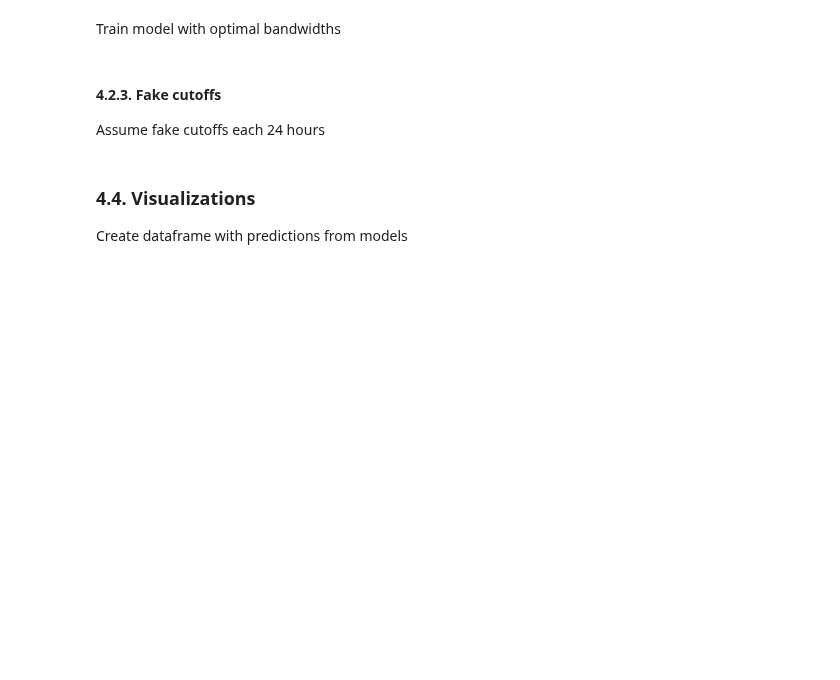
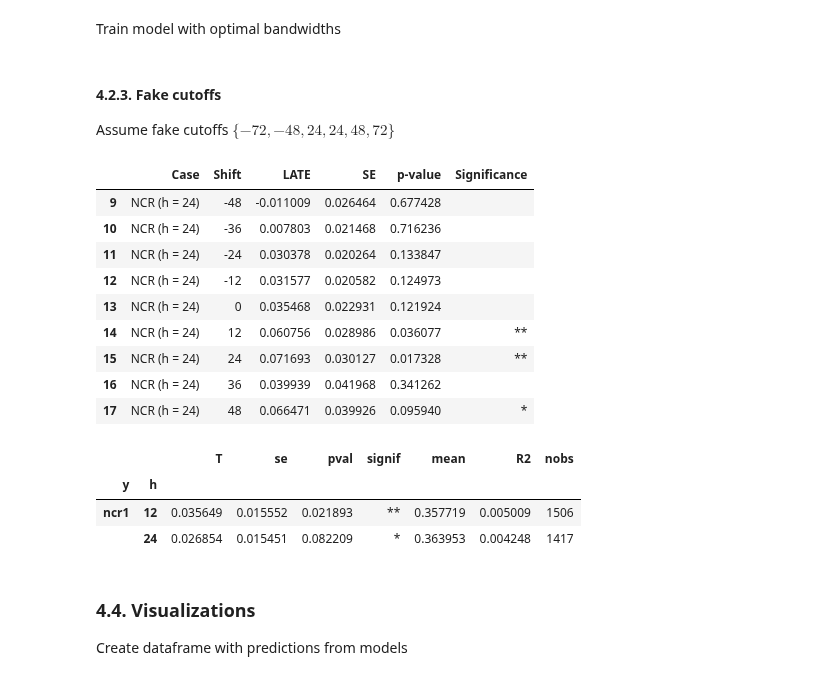
Before and after one commit to ArturoSbr/youtube-dislike-count, a Jupyter notebook: cod/02_analysis/01_analysis.ipynb, the cells around one changed output. Drawn from its saved outputs; the diff is of its cells as text; code cells hidden in the pictures; blank space fills up the shorter version.

Commit message:
Fake cutoffs (must match prev res)

```diff
--- a/cod/02_analysis/01_analysis.ipynb
+++ b/cod/02_analysis/01_analysis.ipynb
@@ -558,24 +523,27 @@ Train model with optimal bandwidths
 # Init list to store models in
 m_opt = []
 
-# Iterate over hours
-for i, hour in enumerate(hours):
+# Iterate over targets
+for opt, target in [(opt_ncr1, 'ncr1'), (opt_ncr2, 'ncr2')]:
 
-    # Optimum bounds
-    lb = opt.iloc[i, 0].item()
-    ub = opt.iloc[i, 1].item()
+    # Iterate over hours
+    for i, hour in enumerate(hours):
 
-    # Mask
-    mask = donuts[hour] & df['r'].between(lb, ub)
+        # Optimum bounds
+        lb = opt.iloc[i, 0].item()
+        ub = opt.iloc[i, 1].item()
 
-    # Fit models
-    m = sm.OLS.from_formula(
-        formula=f'ncr1Post{hour} ~ treat + r + rTreat',
-        data=df[mask]
-    ).fit(cov_type='HC0')
+        # Mask
+        mask = donuts[hour] & df['r'].between(lb, ub)
 
-    # Append model to list
-    m_opt.append(m)
+        # Fit models
+        m = sm.OLS.from_formula(
+            formula=f'{target}Post{hour} ~ treat + r + rTreat',
+            data=df[mask]
+        ).fit(cov_type='HC0')
+
+        # Append model to list
+        m_opt.append(m)
 # %%
 # Init list
 d = []
@@ -605,7 +573,5 @@ d = pd.DataFrame(data=d, columns=['T', 'se', 'pval', 'signif', 'mean', 'R2', 'no
 d.round(3)
 # %% [markdown]
 #### 4.2.3. Fake cutoffs
-Assume fake cutoffs each 24 hours
+
+Assume fake cutoffs $\{-72, -48, 24, 24, 48, 72\}$
-# %%
-for h in hours:
-    df[f'rFake{h}'] = df['r'] - (h * 60**2)
@@ -612,3 +639,23 @@ for h in hours:
+# %%
+s[s['Case'].eq('NCR (h = 24)')]
+# %% [output]
+|  | Case | Shift | LATE | SE | p-value | Significance |
+| 9 | NCR (h = 24) | -48 | -0.011009 | 0.026464 | 0.677428 |  |
+| 10 | NCR (h = 24) | -36 | 0.007803 | 0.021468 | 0.716236 |  |
+| 11 | NCR (h = 24) | -24 | 0.030378 | 0.020264 | 0.133847 |  |
+| 12 | NCR (h = 24) | -12 | 0.031577 | 0.020582 | 0.124973 |  |
+| 13 | NCR (h = 24) | 0 | 0.035468 | 0.022931 | 0.121924 |  |
+| 14 | NCR (h = 24) | 12 | 0.060756 | 0.028986 | 0.036077 | ** |
+| 15 | NCR (h = 24) | 24 | 0.071693 | 0.030127 | 0.017328 | ** |
+| 16 | NCR (h = 24) | 36 | 0.039939 | 0.041968 | 0.341262 |  |
+| 17 | NCR (h = 24) | 48 | 0.066471 | 0.039926 | 0.095940 | * |
+# %%
+d1Res.head(2)
+# %% [output]
+|  |  | T | se | pval | signif | mean | R2 | nobs |
+| y | h |  |  |  |  |  |  |  |
+| ncr1 | 12 | 0.035649 | 0.015552 | 0.021893 | ** | 0.357719 | 0.005009 | 1506 |
+|  | 24 | 0.026854 | 0.015451 | 0.082209 | * | 0.363953 | 0.004248 | 1417 |
 # %% [markdown]
 ### 4.4. Visualizations
 Create dataframe with predictions from models
```
Also changed, not shown: parts of 11 cells of this notebook.
